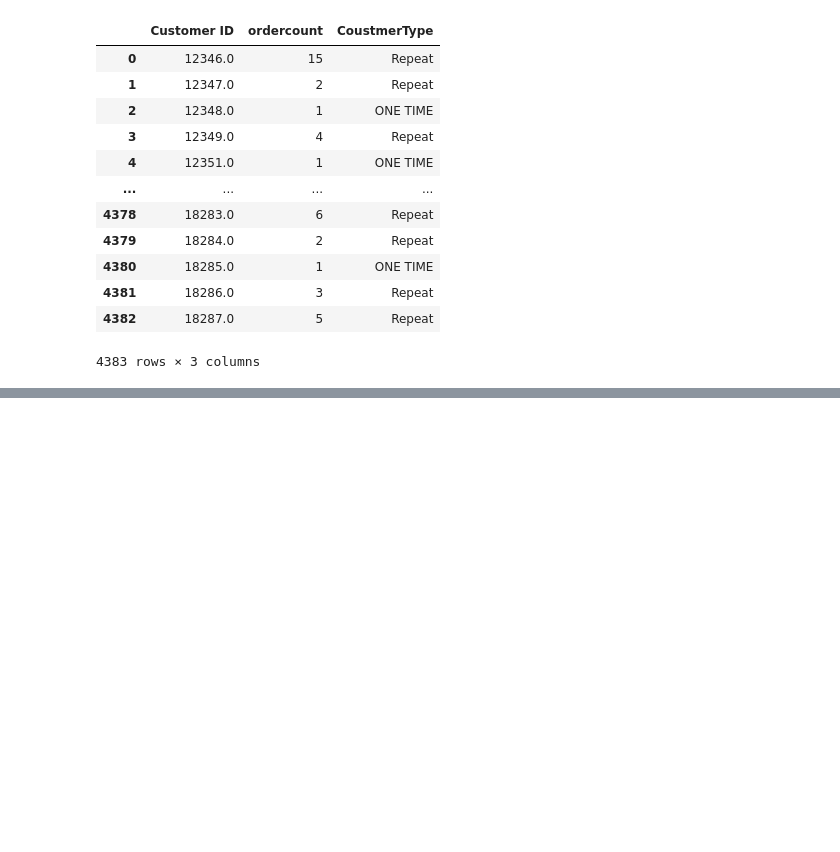
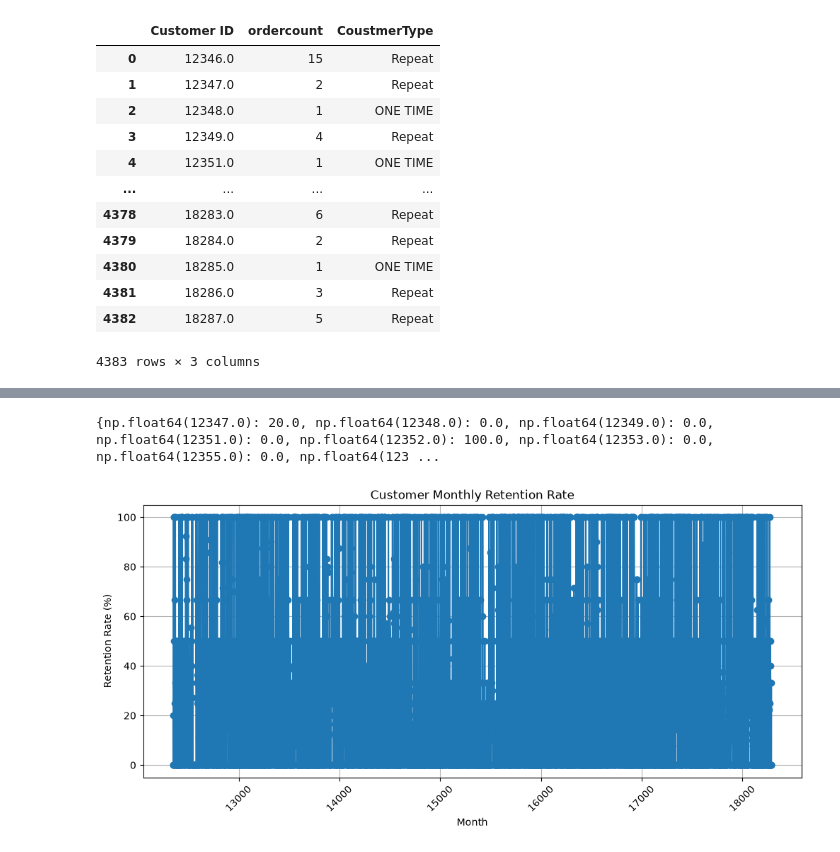
Before and after one commit to chethan748/Data-Analysis, a Jupyter notebook: notebooks/Advance-Analysis.ipynb, the cells around one changed output, grey strips where cells are left out. Saved outputs shown, nothing was run; the diff lists cells and outputs as text; code cells hidden in the pictures; blank space fills up the shorter version.

Commit message:
retention

```diff
--- a/notebooks/Advance-Analysis.ipynb
+++ b/notebooks/Advance-Analysis.ipynb
@@ -172,5 +172,14 @@ coustmer_count
 # %%
 df["InvoiceDate"] = pd.to_datetime(df["InvoiceDate"])
 df["InvoiceMonth"] = df["InvoiceDate"].dt.to_period("M")
-df["CohortMonth"] = df.groupby("Customer ID")["InvoiceMonth"].transform("min")
+montly_coust= df.groupby("Customer ID")["InvoiceMonth"].unique()
+months=montly_coust.index
+retention={}
+for i in range(1,len(months)):
+    previous=set(montly_coust.iloc[i-1])
+    current=set(montly_coust.iloc[i])
+    returing_coust=previous.intersection(current)
+    retention_rate=len(returing_coust)/len(previous)*100
+    retention[months[i]]=retention_rate
+print(retention)
 # %% [output]
@@ -182,0 +186,2 @@ df["CohortMonth"] = df.groupby("Customer ID")["InvoiceMonth"].transform("min")
+{np.float64(12347.0): 20.0, np.float64(12348.0): 0.0, np.float64(12349.0): 0.0, np.float64(12351.0): 0.0, np.float64(12352.0): 100.0, np.float64(12353.0): 0.0, np.float64(12355.0): 0.0, np.float64(123 ...
+[figure, added]
```
Also changed, not shown: parts of 1 cell of this notebook.
